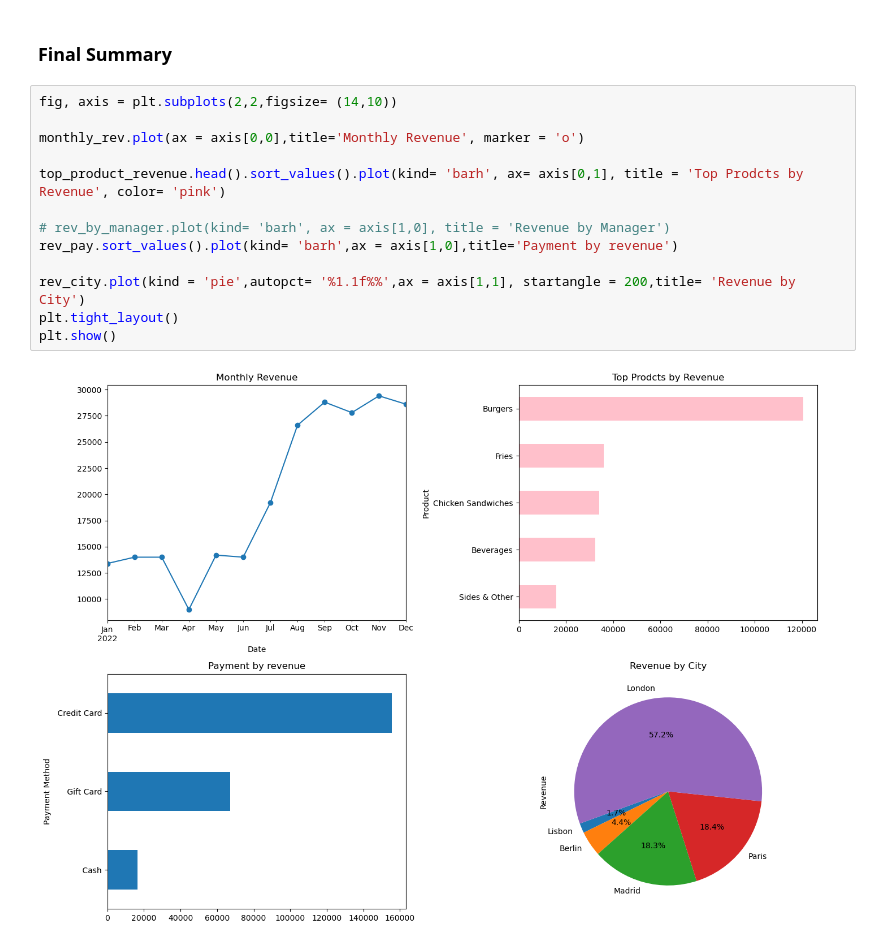
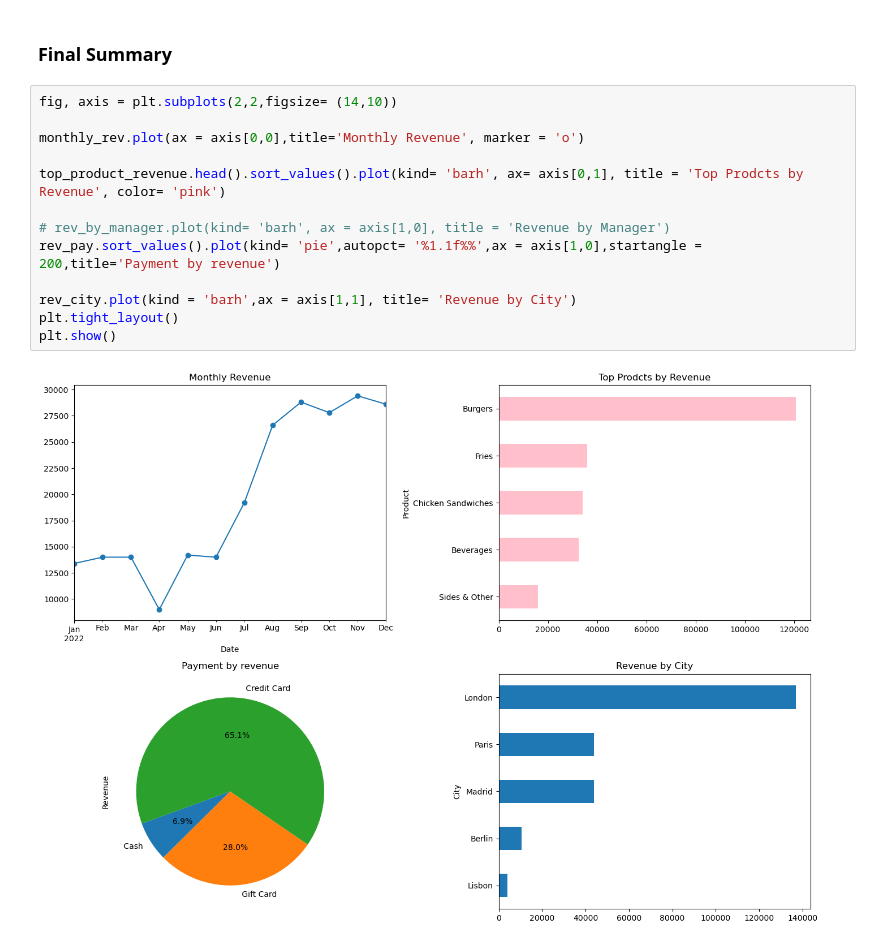
Before and after one commit to Sarthak1968/Restaurant-Sales-Analysis, a Jupyter notebook: Restaurant-Sales-Analysis.ipynb, the cells around one changed output. Cells and saved outputs as stored; diff of their text form.

```diff
--- a/Restaurant-Sales-Analysis.ipynb
+++ b/Restaurant-Sales-Analysis.ipynb
@@ -372,15 +372,15 @@ plt.show()
 # %%
 fig, axis = plt.subplots(2,2,figsize= (14,10))
 
 monthly_rev.plot(ax = axis[0,0],title='Monthly Revenue', marker = 'o')
 
 top_product_revenue.head().sort_values().plot(kind= 'barh', ax= axis[0,1], title = 'Top Prodcts by Revenue', color= 'pink')
 
 # rev_by_manager.plot(kind= 'barh', ax = axis[1,0], title = 'Revenue by Manager')
-rev_pay.sort_values().plot(kind= 'barh',ax = axis[1,0],title='Payment by revenue')
+rev_pay.sort_values().plot(kind= 'pie',autopct= '%1.1f%%',ax = axis[1,0],startangle = 200,title='Payment by revenue')
 
-rev_city.plot(kind = 'pie',autopct= '%1.1f%%',ax = axis[1,1], startangle = 200,title= 'Revenue by City')
+rev_city.plot(kind = 'barh',ax = axis[1,1], title= 'Revenue by City')
 plt.tight_layout()
 plt.show()
 # %% [output]
-[figure, old version]
+[figure, new version]
```
Also changed, not shown: parts of 1 cell of this notebook, 1 other file.
